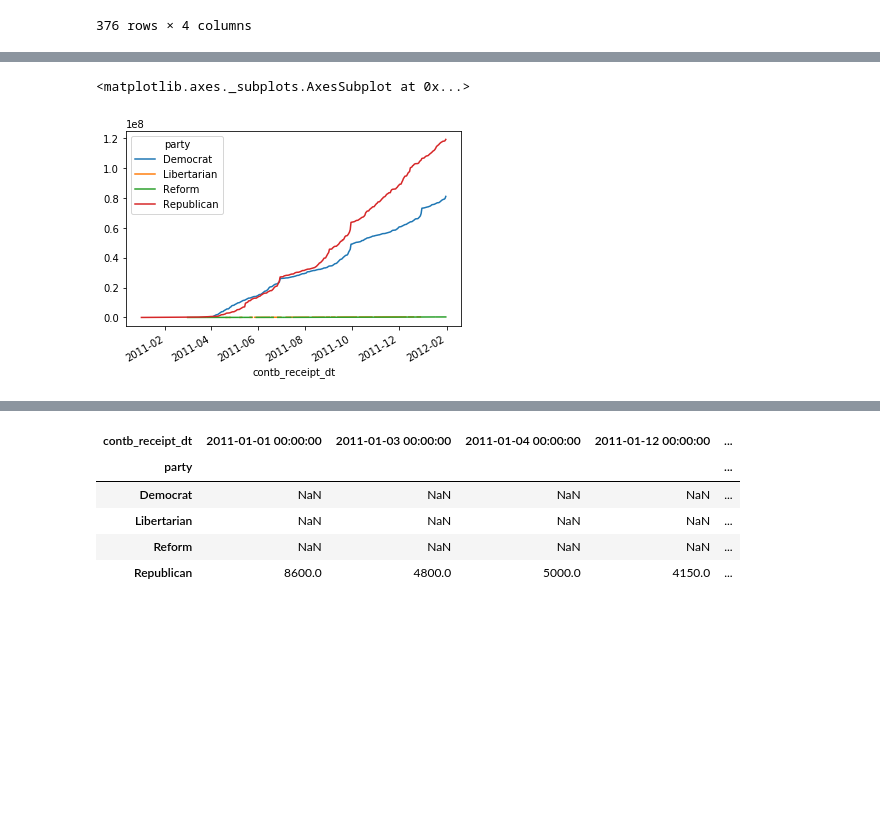
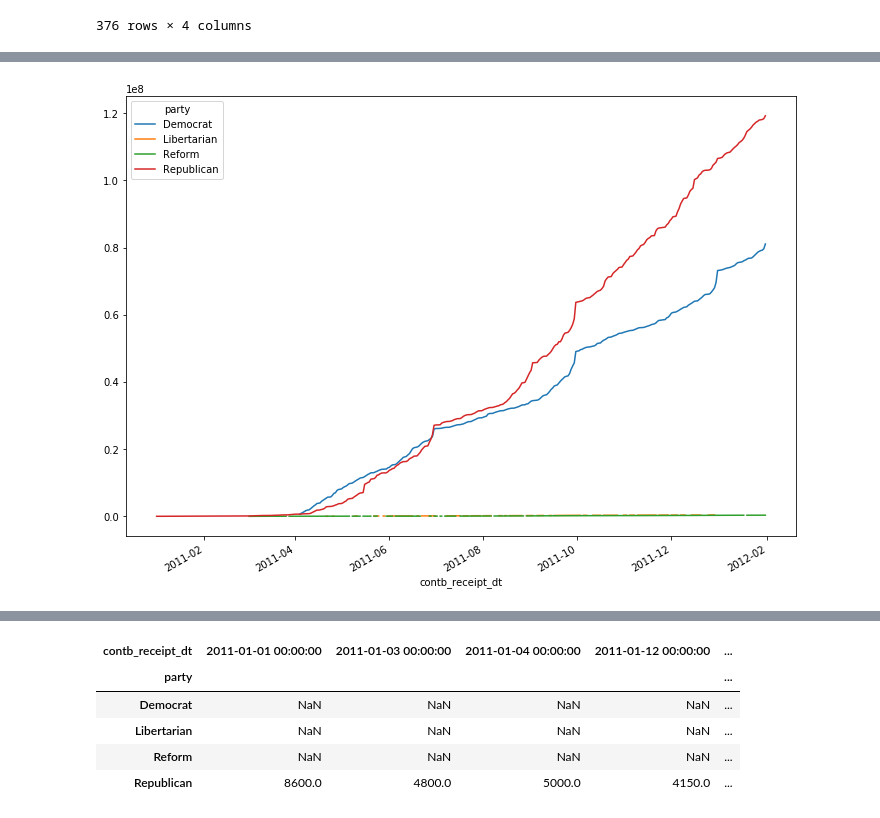
Before and after one commit to hanhouchun/USA-Election-DataAnalysis, a Jupyter notebook: 美国竞选数据分析.ipynb, the cells around one changed output, grey strips where cells are left out. Saved outputs shown, nothing was run; the diff lists cells and outputs as text; code cells hidden in the pictures; blank space fills up the shorter version.

```diff
--- a/美国竞选数据分析.ipynb
+++ b/美国竞选数据分析.ipynb
@@ -133,18 +156,0 @@ pandas.core.series.Series
-# %%
-# def time_pd(item):
-# #     print(item)
-# #     print('--------')
-#     date = item.split('-')
-#     year = '20'+date[2]
-#     day = date[0]
-#     m = date[1]
-#     for k,v in months.items():
-#         if m == k:
-#             month = v
-#             s = str(year)+'/'+str(month)+'/'+str(day)
-#             return pd.Timestamp(s)
-def time_pd(item):
-    a = pd.to_datetime(item)
-    return a
-usa_election['contb_receipt_dt'] = usa_election['contb_receipt_dt'].map(time_pd)
-usa_election['contb_receipt_dt']
@@ -168,0 +157,14 @@ Name: contb_receipt_dt, Length: 536041, dtype: datetime64[ns]
+# %%
+#转换成字符串格式
+# def convert2time(item):
+#     day,month,year = item.split('-')
+#     #根据key取值
+#     mon = months[month]
+#     return '20'+year+'-'+str(mon)+'-'+'day'
+#直接转成时间格式
+def convert2time(item):
+    return item.to_datetime()
+
+
+usa_election['contb_receipt_dt'] = usa_election['contb_receipt_dt'].map(convert2time)
+usa_election['contb_receipt_dt']
@@ -220,6 +224,6 @@ usa_election.sort_values(by='contb_receipt_dt')
 
 考察知识点：groupby（多个字段）
 # %%
-usa_money_day = usa_election.groupby(['contb_receipt_dt','party'])['contb_receipt_amt'].sum()
+usa_money_day = usa_election.groupby(['party','contb_receipt_dt',])['contb_receipt_amt'].sum()
 usa_money_day
 # %% [output]
@@ -268,6 +273,3 @@ usa_money_day_b
 # %%
 使用上面获取的数据
 画出各党派累计政治献金,cumsum()累加函数
-# %%
-usa_money_day_b.loc['party_sum'] = usa_money_day_b.apply(lambda x:x.sum(),axis=0)
-usa_money_day_b
@@ -298,9 +298,12 @@ ValueError: labels ['party_sum'] not contained in axis
 # %%
 import matplotlib.pyplot as plt
-usa_money_day_b.cumsum().plot()
+axes = usa_money_day_b.cumsum().plot()
+#得到画板
+fig = axes.get_figure()
+#设置图片的大小，英寸
+fig.set_size_inches([12,9])
 # %% [output]
-<matplotlib.axes._subplots.AxesSubplot at 0x...>
-[figure, old version]
+[figure, new version]
 # %%
 把时间作为列，党派作为行来观察,unstack('contb_receipt')
 # %% [output]
```
Also changed, not shown: parts of 23 cells of this notebook.
